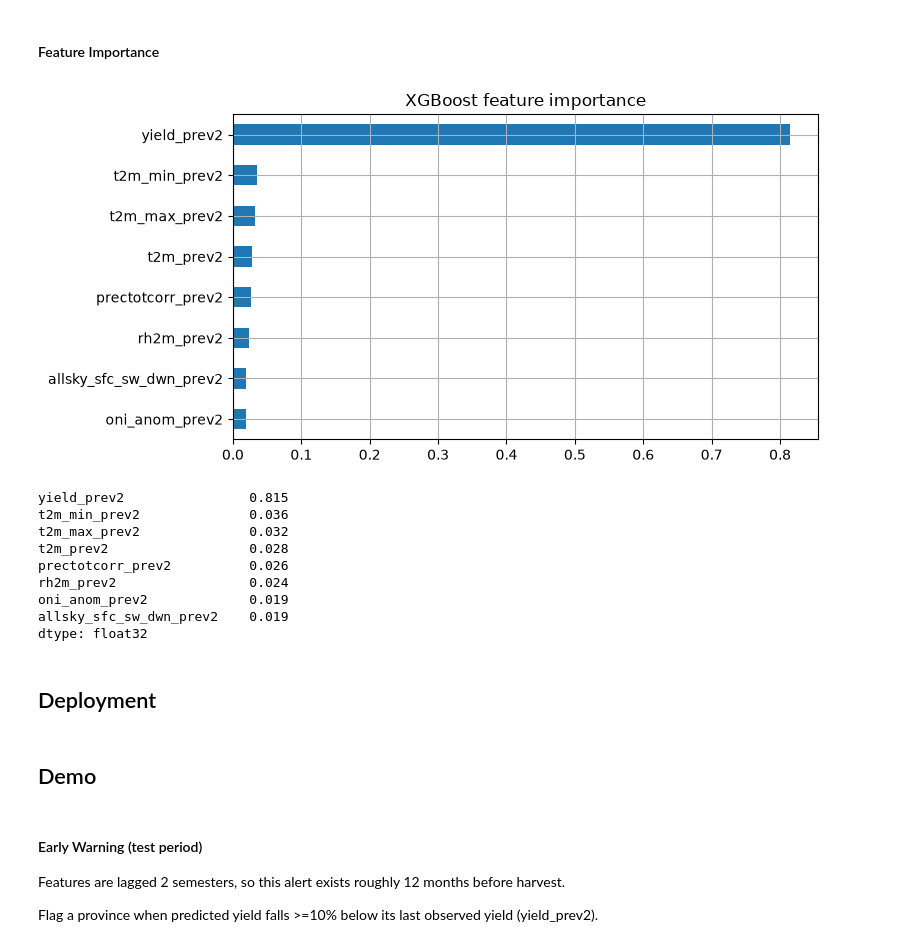
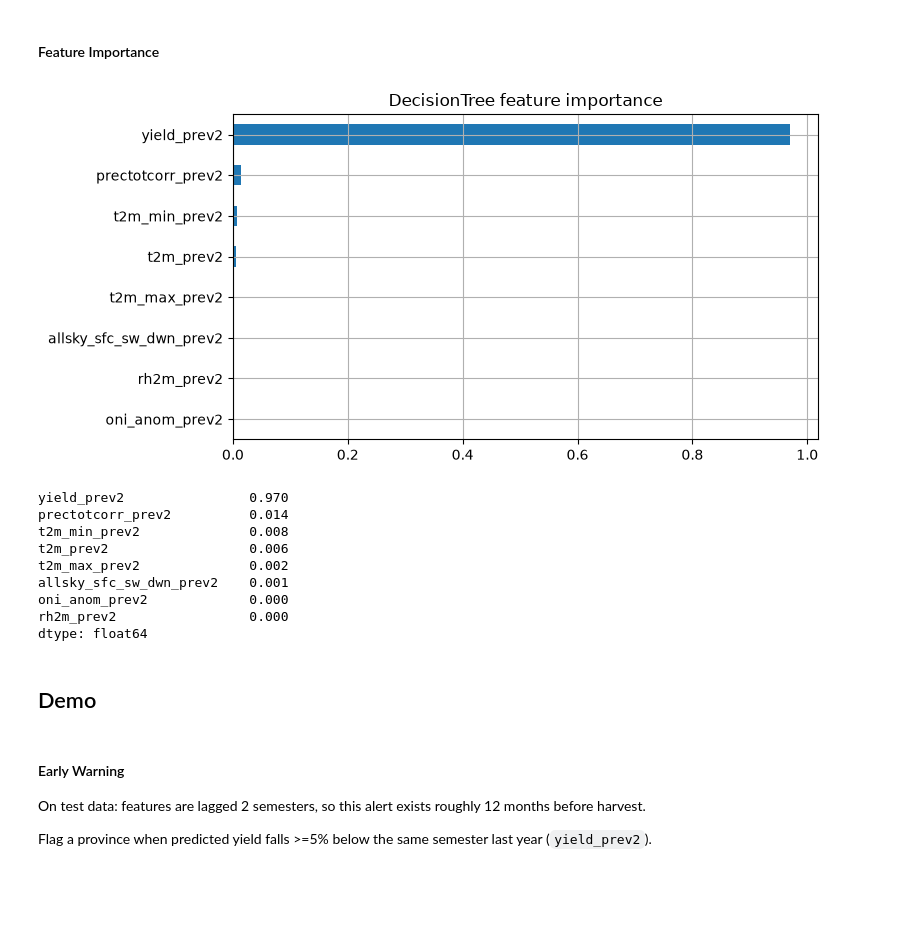
Before and after one commit to rlp-jym/zoomcamp-ml-cohort-2026, a Jupyter notebook: pineapple_yield_prediction/notebook.ipynb, the cells around one changed output. Drawn from its saved outputs; the diff is of its cells as text; code cells hidden in the pictures; blank space fills up the shorter version.

Commit message:
Fix major notebook inconsistencies: DT final model, -5% threshold, aligned demos, README

```diff
--- a/pineapple_yield_prediction/notebook.ipynb
+++ b/pineapple_yield_prediction/notebook.ipynb
@@ -941,13 +1011,0 @@ xgboost: 0.351
-# %%
-# full train and test xgboost
-
-models = {
-    'xgboost': xgb.XGBRegressor(n_estimators=110, max_depth=4, min_child_weight=50, learning_rate=0.05, random_state=9),
-}
-
-for name, m in models.items():
-    m.fit(X_full_train.fillna(0), y_full_train)
-    pred = m.predict(X_test.fillna(0))
-    print(f"{name}: {root_mean_squared_error(y_test, pred):.3f}")
-
-# best feature yield_prev2
@@ -967,30 +1072,28 @@ rmse (mt/ha): 4.18
 # %% [markdown]
 #### Feature Importance
 # %%
-imp_xgb = pd.Series(models['xgboost'].feature_importances_, index=X_test.columns).sort_values()
-imp_xgb.plot(kind='barh', figsize=(8, 4), grid=True, title='XGBoost feature importance')
+imp_dt = pd.Series(dt_model.feature_importances_, index=X_test.columns).sort_values()
+imp_dt.plot(kind='barh', figsize=(8, 4), grid=True, title='DecisionTree feature importance')
 plt.tight_layout()
 plt.show()
-print(imp_xgb.round(3).sort_values(ascending=False))
+print(imp_dt.round(3).sort_values(ascending=False))
 # %% [output]
-[figure, old version]
+[figure, new version]
-yield_prev2                0.815
-t2m_min_prev2              0.036
-t2m_max_prev2              0.032
-t2m_prev2                  0.028
-prectotcorr_prev2          0.026
-rh2m_prev2                 0.024
-oni_anom_prev2             0.019
-allsky_sfc_sw_dwn_prev2    0.019
-dtype: float32
+yield_prev2                0.970
+prectotcorr_prev2          0.014
+t2m_min_prev2              0.008
+t2m_prev2                  0.006
+t2m_max_prev2              0.002
+allsky_sfc_sw_dwn_prev2    0.001
+oni_anom_prev2             0.000
+rh2m_prev2                 0.000
+dtype: float64
-# %% [markdown]
-## Deployment
 # %% [markdown]
 ## Demo
 # %% [markdown]
-#### Early Warning (test period)
-Features are lagged 2 semesters, so this alert exists roughly 12 months before harvest.
+#### Early Warning
+On test data: features are lagged 2 semesters, so this alert exists roughly 12 months before harvest.
 
-Flag a province when predicted yield falls >=10% below its last observed yield (yield_prev2).
+Flag a province when predicted yield falls >=5% below the same semester last year (`yield_prev2`).
 # %%
 # early warning: which provinces are at risk next semester?
```
Also changed, not shown: parts of 26 cells of this notebook, 4 other files.
